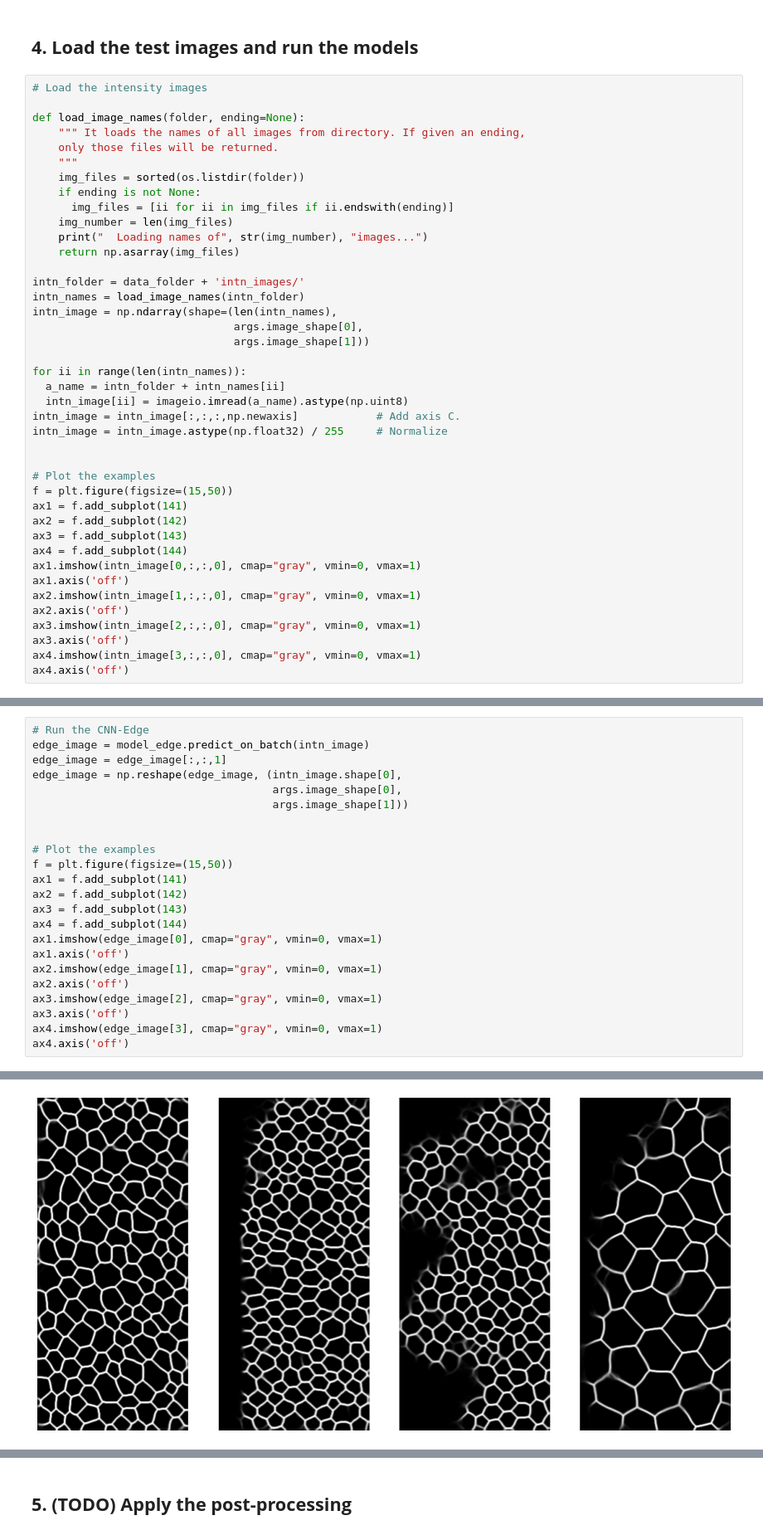
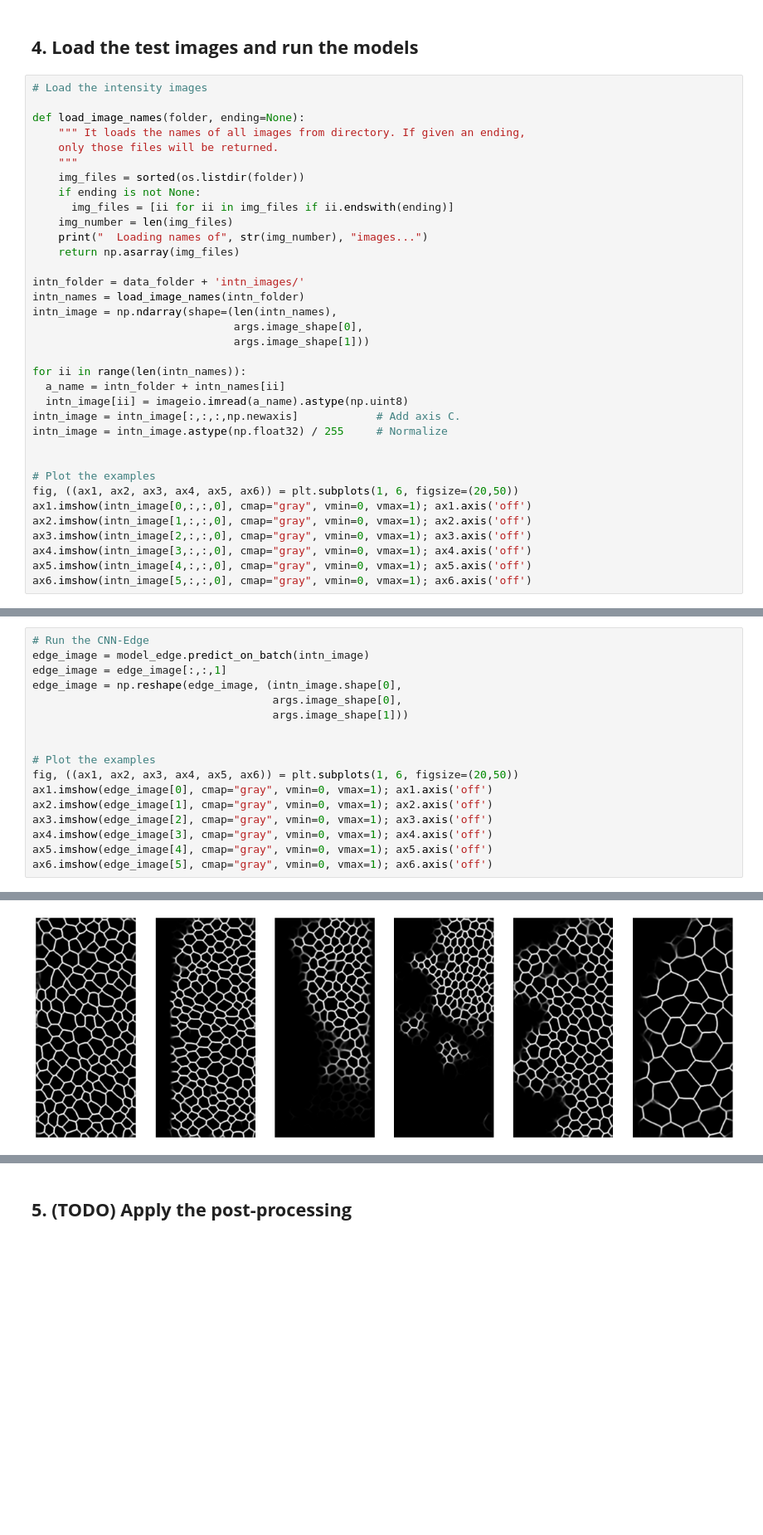
Before and after one commit to jpviguerasguillen/corneal_endothelium_TVST, a Jupyter notebook: TVST_paper_testing.ipynb, the cells around one changed output, grey strips where cells are left out. Shown at 83% size. Saved outputs shown, nothing was run; the diff lists cells and outputs as text; blank space fills up the shorter version.

```diff
--- a/TVST_paper_testing.ipynb
+++ b/TVST_paper_testing.ipynb
@@ -345,17 +347,11 @@ intn_image = intn_image.astype(np.float32) / 255     # Normalize
 
 
 # Plot the examples
-f = plt.figure(figsize=(15,50))
-ax1 = f.add_subplot(141)
-ax2 = f.add_subplot(142)
-ax3 = f.add_subplot(143)
-ax4 = f.add_subplot(144)
-ax1.imshow(intn_image[0,:,:,0], cmap="gray", vmin=0, vmax=1)
-ax1.axis('off')
-ax2.imshow(intn_image[1,:,:,0], cmap="gray", vmin=0, vmax=1)
-ax2.axis('off')
-ax3.imshow(intn_image[2,:,:,0], cmap="gray", vmin=0, vmax=1)
-ax3.axis('off')
-ax4.imshow(intn_image[3,:,:,0], cmap="gray", vmin=0, vmax=1)
-ax4.axis('off')
+fig, ((ax1, ax2, ax3, ax4, ax5, ax6)) = plt.subplots(1, 6, figsize=(20,50))
+ax1.imshow(intn_image[0,:,:,0], cmap="gray", vmin=0, vmax=1); ax1.axis('off')
+ax2.imshow(intn_image[1,:,:,0], cmap="gray", vmin=0, vmax=1); ax2.axis('off')
+ax3.imshow(intn_image[2,:,:,0], cmap="gray", vmin=0, vmax=1); ax3.axis('off')
+ax4.imshow(intn_image[3,:,:,0], cmap="gray", vmin=0, vmax=1); ax4.axis('off')
+ax5.imshow(intn_image[4,:,:,0], cmap="gray", vmin=0, vmax=1); ax5.axis('off')
+ax6.imshow(intn_image[5,:,:,0], cmap="gray", vmin=0, vmax=1); ax6.axis('off')
 # %% [output]
@@ -367,27 +363,21 @@ As you can see above, the image quality differs substantially, from images with
 # %%
 # Run the CNN-Edge
 edge_image = model_edge.predict_on_batch(intn_image)
 edge_image = edge_image[:,:,1]
 edge_image = np.reshape(edge_image, (intn_image.shape[0],
                                      args.image_shape[0],
                                      args.image_shape[1]))
 
 
 # Plot the examples
-f = plt.figure(figsize=(15,50))
-ax1 = f.add_subplot(141)
-ax2 = f.add_subplot(142)
-ax3 = f.add_subplot(143)
-ax4 = f.add_subplot(144)
-ax1.imshow(edge_image[0], cmap="gray", vmin=0, vmax=1)
-ax1.axis('off')
-ax2.imshow(edge_image[1], cmap="gray", vmin=0, vmax=1)
-ax2.axis('off')
-ax3.imshow(edge_image[2], cmap="gray", vmin=0, vmax=1)
-ax3.axis('off')
-ax4.imshow(edge_image[3], cmap="gray", vmin=0, vmax=1)
-ax4.axis('off')
+fig, ((ax1, ax2, ax3, ax4, ax5, ax6)) = plt.subplots(1, 6, figsize=(20,50))
+ax1.imshow(edge_image[0], cmap="gray", vmin=0, vmax=1); ax1.axis('off')
+ax2.imshow(edge_image[1], cmap="gray", vmin=0, vmax=1); ax2.axis('off')
+ax3.imshow(edge_image[2], cmap="gray", vmin=0, vmax=1); ax3.axis('off')
+ax4.imshow(edge_image[3], cmap="gray", vmin=0, vmax=1); ax4.axis('off')
+ax5.imshow(edge_image[4], cmap="gray", vmin=0, vmax=1); ax5.axis('off')
+ax6.imshow(edge_image[5], cmap="gray", vmin=0, vmax=1); ax6.axis('off')
 # %% [output]
 (-0.5, 239.5, 527.5, -0.5)
-[figure, old version]
+[figure, new version]
 # %% [markdown]
```
Also changed, not shown: parts of 7 cells of this notebook.
